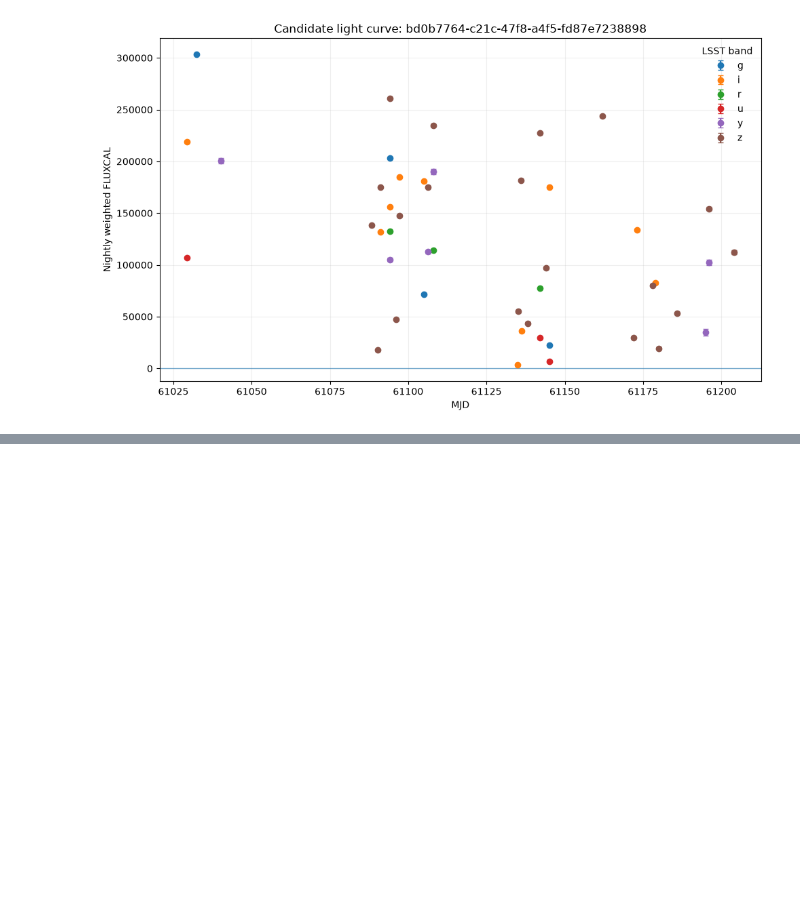
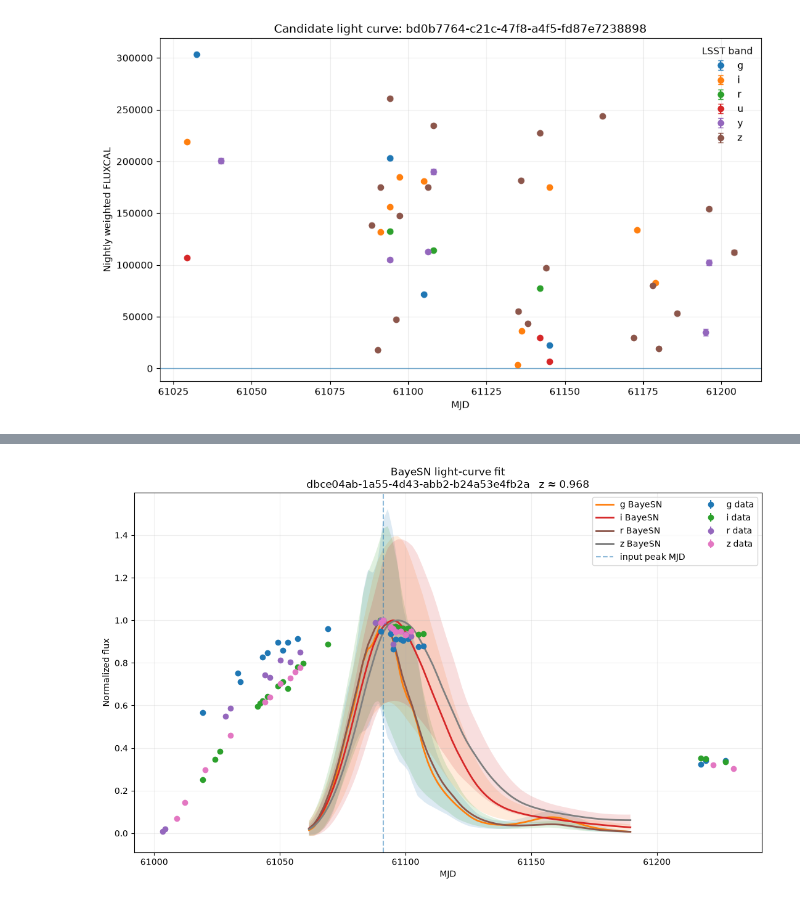
Before and after one commit to jennake/bayesn-lsst-project, a Jupyter notebook: notebooks/alert_fits.ipynb, the cells around one changed output, grey strips where cells are left out. Drawn from its saved outputs; the diff is of its cells as text; code cells hidden in the pictures; blank space fills up the shorter version.

```diff
--- a/notebooks/alert_fits.ipynb
+++ b/notebooks/alert_fits.ipynb
@@ -867,0 +1263,4 @@ N_POS=29, N_POS_NIGHTS=23, N_POS_BANDS=4, PEAK_SNR=797.9, AMPLITUDE=105205.0
+# %%
+z_plot = np.median(z_samples)
+
+print("Redshift used for LC visualization:", z_plot)
@@ -867,0 +1315,15 @@ N_POS=29, N_POS_NIGHTS=23, N_POS_BANDS=4, PEAK_SNR=797.9, AMPLITUDE=105205.0
+# %%
+mean_flux = np.asarray(
+    flux_grid[0].mean(axis=0)
+)
+
+std_flux = np.asarray(
+    flux_grid[0].std(axis=0)
+)
+
+print("mean_flux shape:", mean_flux.shape)
+print(
+    "model range:",
+    mean_flux.min(),
+    mean_flux.max(),
+)
@@ -867,0 +1333,78 @@ N_POS=29, N_POS_NIGHTS=23, N_POS_BANDS=4, PEAK_SNR=797.9, AMPLITUDE=105205.0
+# %%
+# Convert BayeSN phase grid to MJD
+peak_mjd = float(head_row["PEAKMJD"])
+#mjd_grid = phase + peak_mjd
+mjd_grid = peak_mjd + phase * (1 + z_plot)
+phase = np.linspace(-40, 80, 400)
+fig, ax = plt.subplots(figsize=(11, 7))
+
+for i, band in enumerate(observed_bands):
+
+    # Observed points for this band
+    use = filters == band
+
+    data_flux = flux[use]
+    data_err = flux_err[use]
+    data_mjd = t[use]
+
+    # BayeSN fitted curve for this band
+    model_flux = mean_flux[i]
+    model_err = std_flux[i]
+
+    # Normalize data and model separately
+    data_scale = np.max(data_flux)
+    model_scale = np.max(model_flux)
+
+    data_norm = data_flux / data_scale
+    data_err_norm = data_err / data_scale
+
+    model_norm = model_flux / model_scale
+    model_err_norm = model_err / model_scale
+
+    # Plot observed points
+    ax.errorbar(
+        data_mjd,
+        data_norm,
+        yerr=data_err_norm,
+        fmt="o",
+        label=f"{band} data",
+    )
+
+    # Plot BayeSN mean fit
+    ax.plot(
+        mjd_grid,
+        model_norm,
+        linewidth=2,
+        label=f"{band} BayeSN",
+    )
+
+    # Posterior uncertainty
+    ax.fill_between(
+        mjd_grid,
+        model_norm - model_err_norm,
+        model_norm + model_err_norm,
+        alpha=0.15,
+    )
+
+ax.axvline(
+    peak_mjd,
+    linestyle="--",
+    alpha=0.5,
+    label="input peak MJD",
+)
+
+ax.set_xlabel("MJD")
+ax.set_ylabel("Normalized flux")
+
+ax.set_title(
+    f"BayeSN light-curve fit\n"
+    f"{target_snid}   z ≈ {z_plot:.3f}"
+)
+
+ax.legend(ncol=2)
+ax.grid(alpha=0.2)
+
+plt.tight_layout()
+plt.show()
+# %% [output]
+[figure, added]
```
Also changed, not shown: parts of 34 cells of this notebook, 1 other file.
